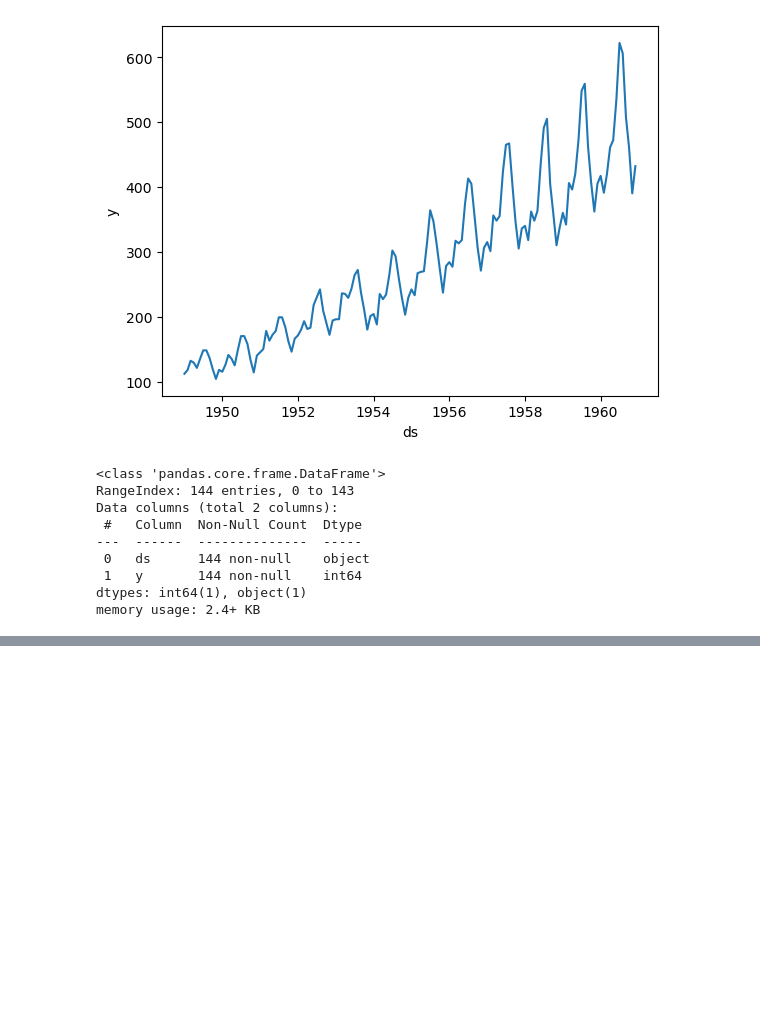
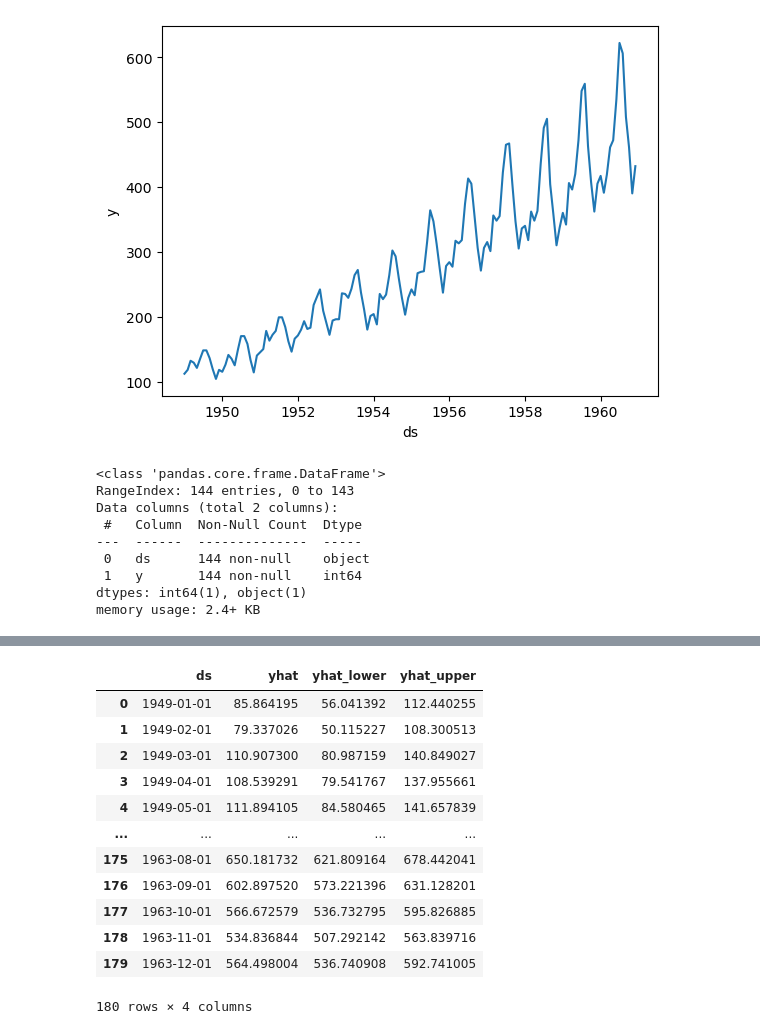
Before and after one commit to picalin/samurai_data_science, a Jupyter notebook: 14_prophet.ipynb, the cells around one changed output, grey strips where cells are left out. Drawn from its saved outputs; the diff is of its cells as text; code cells hidden in the pictures; blank space fills up the shorter version.

```diff
--- a/14_prophet.ipynb
+++ b/14_prophet.ipynb
@@ -38,0 +87,16 @@ memory usage: 2.4+ KB
+# %%
+forecast[['ds', 'yhat', 'yhat_lower', 'yhat_upper']]
+# %% [output]
+|  | ds | yhat | yhat_lower | yhat_upper |
+| 0 | 1949-01-01 | 85.864195 | 56.041392 | 112.440255 |
+| 1 | 1949-02-01 | 79.337026 | 50.115227 | 108.300513 |
+| 2 | 1949-03-01 | 110.907300 | 80.987159 | 140.849027 |
+| 3 | 1949-04-01 | 108.539291 | 79.541767 | 137.955661 |
+| 4 | 1949-05-01 | 111.894105 | 84.580465 | 141.657839 |
+| ... | ... | ... | ... | ... |
+| 175 | 1963-08-01 | 650.181732 | 621.809164 | 678.442041 |
+| 176 | 1963-09-01 | 602.897520 | 573.221396 | 631.128201 |
+| 177 | 1963-10-01 | 566.672579 | 536.732795 | 595.826885 |
+| 178 | 1963-11-01 | 534.836844 | 507.292142 | 563.839716 |
+| 179 | 1963-12-01 | 564.498004 | 536.740908 | 592.741005 |
+180 rows × 4 columns
```
Also changed, not shown: parts of 9 cells of this notebook.
